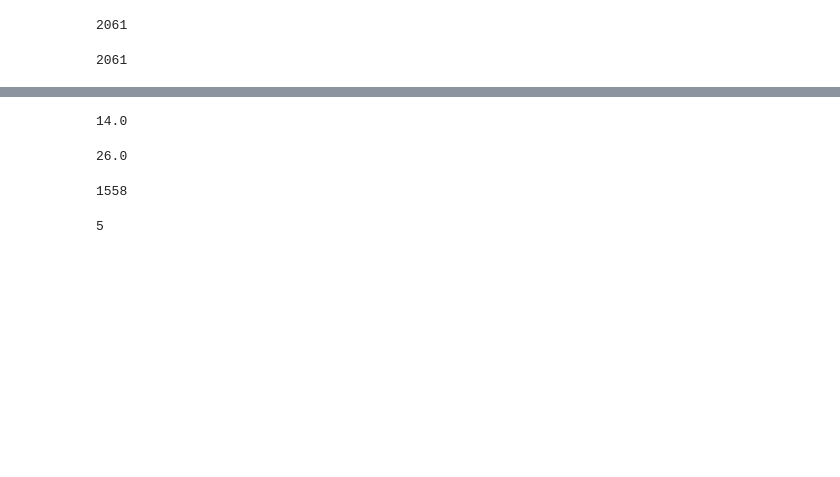
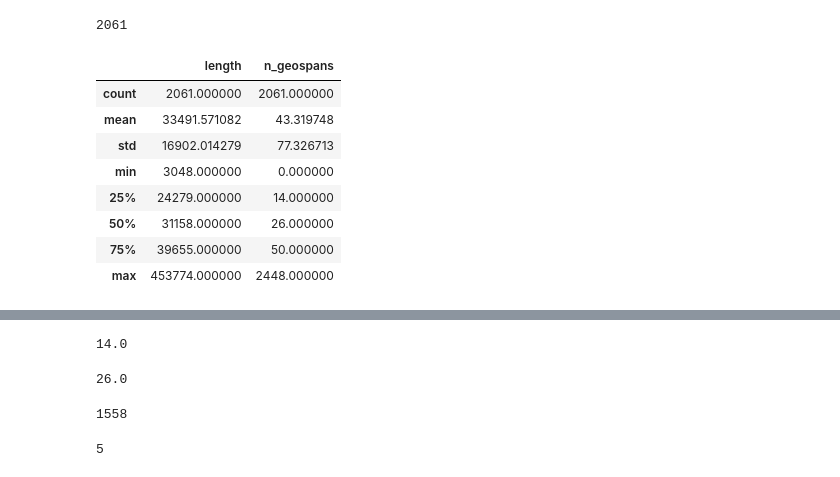
Before and after one commit to ecohealthalliance/ai4e-data-labeling, a Jupyter notebook: geoname_density_test.ipynb, the cells around one changed output, grey strips where cells are left out. Drawn from its saved outputs; the diff is of its cells as text; code cells hidden in the pictures; blank space fills up the shorter version.

```diff
--- a/geoname_density_test.ipynb
+++ b/geoname_density_test.ipynb
@@ -61,10 +46,6 @@ query = {
 articles.count_documents(query)
 # %% [output]
 2061
-# %%
-articles.count_documents(query)
-# %% [output]
-2061
 # %%
 cursor = articles.aggregate([
     {"$match": query},
@@ -76,0 +59,12 @@ geospan_df = pd.DataFrame(cursor)
+# %%
+cursor_df.describe()
+# %% [output]
+|  | length | n_geospans |
+| count | 2061.000000 | 2061.000000 |
+| mean | 33491.571082 | 43.319748 |
+| std | 16902.014279 | 77.326713 |
+| min | 3048.000000 | 0.000000 |
+| 25% | 24279.000000 | 14.000000 |
+| 50% | 31158.000000 | 26.000000 |
+| 75% | 39655.000000 | 50.000000 |
+| max | 453774.000000 | 2448.000000 |
```
Also changed, not shown: parts of 18 cells of this notebook, 14 other files.
